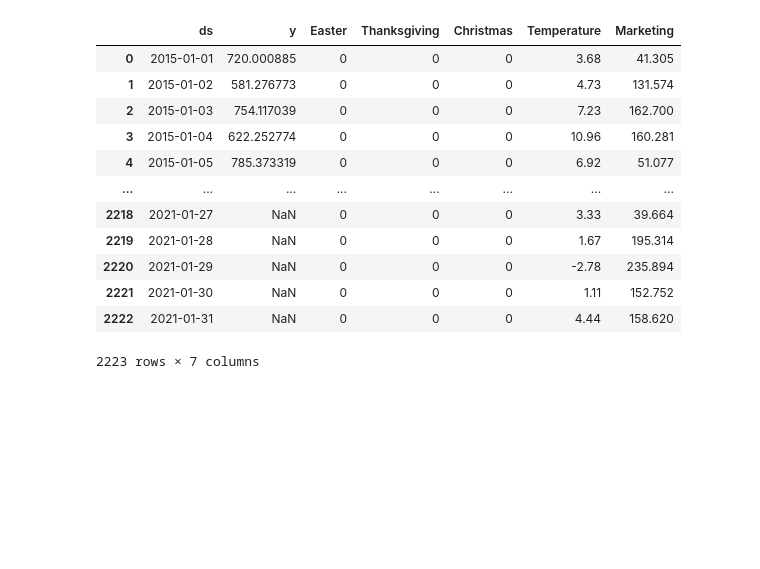
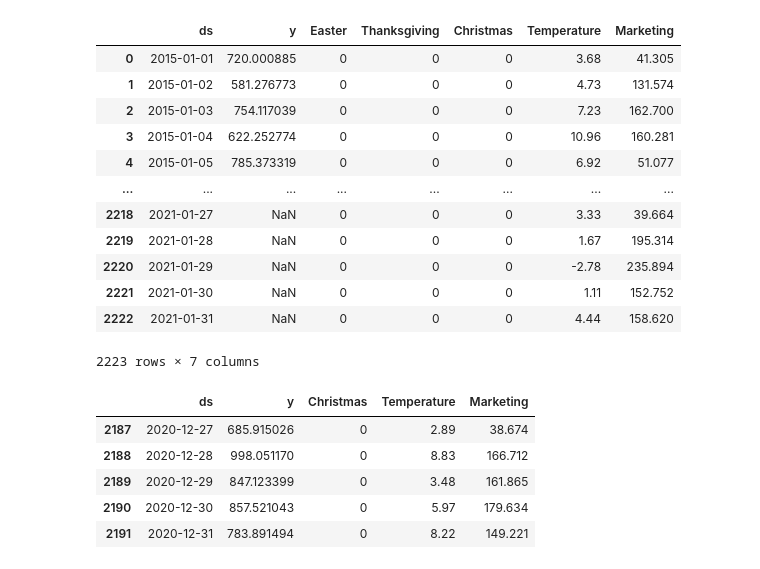
Before and after one commit to ultragorira/AI_and_ML, a Jupyter notebook: TimeSeries/ZTM_TimeSeries/Facebook_Prophet.ipynb, the cells around one changed output. Drawn from its saved outputs; the diff is of its cells as text; code cells hidden in the pictures; blank space fills up the shorter version.

```diff
--- a/TimeSeries/ZTM_TimeSeries/Facebook_Prophet.ipynb
+++ b/TimeSeries/ZTM_TimeSeries/Facebook_Prophet.ipynb
@@ -341,3 +341,12 @@ future_data = df.iloc[-31 :, :]
+# %%
+training_data.tail()
+# %% [output]
+|  | ds | y | Christmas | Temperature | Marketing |
+| 2187 | 2020-12-27 | 685.915026 | 0 | 2.89 | 38.674 |
+| 2188 | 2020-12-28 | 998.051170 | 0 | 8.83 | 166.712 |
+| 2189 | 2020-12-29 | 847.123399 | 0 | 3.48 | 161.865 |
+| 2190 | 2020-12-30 | 857.521043 | 0 | 5.97 | 179.634 |
+| 2191 | 2020-12-31 | 783.891494 | 0 | 8.22 | 149.221 |
 # %%
 params = pd.read_csv("best_results.csv")
 params
```
Also changed, not shown: parts of 8 cells of this notebook.
